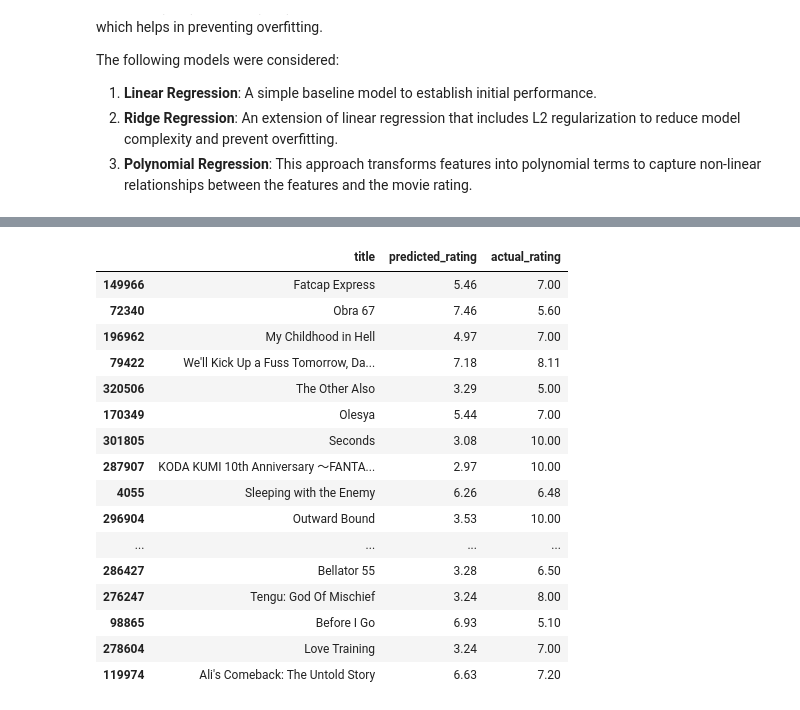
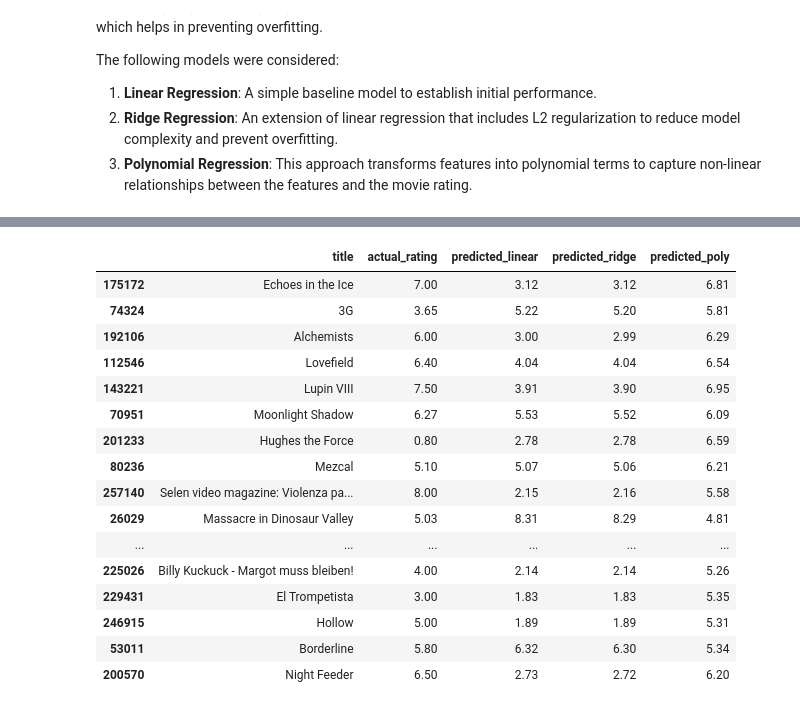
Before and after one commit to Origin-Masters/FilmForecast, a Jupyter notebook: src/filmForeCast.ipynb, the cells around one changed output, grey strips where cells are left out. Saved outputs shown, nothing was run; the diff lists cells and outputs as text; code cells hidden in the pictures.

```diff
--- a/src/filmForeCast.ipynb
+++ b/src/filmForeCast.ipynb
@@ -261,9 +261,10 @@ def feature_engineer(X_train, X_val, X_test):
 
 
         #------------------------------
-        # Convert 'release_date' to datetime and extract the YEAR
+        # Convert 'release_date' to datetime and extract YEAR and MONTH
         df_split['release_date'] = pd.to_datetime(df_split['release_date'], errors='coerce')
         df_split['release_year'] = df_split['release_date'].dt.year
+        df_split['release_month'] = df_split['release_date'].dt.month # <-- HIER EINFÜGEN
         df_split['release_year'] = df_split['release_year'].clip(upper=2025, lower=1900)
         #------------------------------
 
@@ -343,7 +344,7 @@ def feature_engineer(X_train, X_val, X_test):
     # FINAL FEATURE COLUMNS
     #------------------------------
     feature_cols = [
-        'vote_count_log', 'status_released', 'release_year',
+        'vote_count_log', 'status_released', 'release_year', 'release_month', # <-- HIER HINZUFÜGEN
         'budget_scaled', 'revenue_scaled', 'runtime_scaled',
         'adult', 'popularity_scaled'
     ] + genre_features + lang_features
@@ -538,45 +547,45 @@ print("----------------------")
 # %%
-
-
-# Create a DataFrame with predictions, actuals, and titles.
+# Create a DataFrame with predictions from all models, actuals, and titles.
 results = pd.DataFrame({
-
     # take the correct movie title
     'title': df.loc[X_test.index, 'title'],
-
-    'predicted_rating': y_test_pred,
-
-    'actual_rating': y_test
+    'actual_rating': y_test,
+    'predicted_linear': y_test_pred_lr,
+    'predicted_ridge': y_test_pred_ridge,
+    'predicted_poly': y_test_pred_poly
 })
 
-# Round values for easier reading.
-results['predicted_rating'] = results['predicted_rating'].round(2)
+# Clip predictions to the valid range [0, 10] and round for easier reading.
+results['predicted_linear'] = np.clip(results['predicted_linear'], 0, 10).round(2)
+results['predicted_ridge'] = np.clip(results['predicted_ridge'], 0, 10).round(2)
+results['predicted_poly'] = np.clip(results['predicted_poly'], 0, 10).round(2)
 results['actual_rating'] = results['actual_rating'].round(2)
 
+# Filter out movies where the actual rating is 0.
 res_non_zero = results[results['actual_rating'] > 0]
 
-# Show a random sample of 20 movies.
+# Show a random sample of 20 movies for comparison.
 sample_results = res_non_zero.sample(20, random_state=42)
 
 display(sample_results)
 # %% [output]
-|  | title | predicted_rating | actual_rating |
-| 149966 | Fatcap Express | 5.46 | 7.00 |
-| 72340 | Obra 67 | 7.46 | 5.60 |
-| 196962 | My Childhood in Hell | 4.97 | 7.00 |
-| 79422 | We'll Kick Up a Fuss Tomorrow, Da... | 7.18 | 8.11 |
-| 320506 | The Other Also | 3.29 | 5.00 |
-| 170349 | Olesya | 5.44 | 7.00 |
-| 301805 | Seconds | 3.08 | 10.00 |
-| 287907 | KODA KUMI 10th Anniversary ～FANTA... | 2.97 | 10.00 |
-| 4055 | Sleeping with the Enemy | 6.26 | 6.48 |
-| 296904 | Outward Bound | 3.53 | 10.00 |
-| ... | ... | ... | ... |
-| 286427 | Bellator 55 | 3.28 | 6.50 |
-| 276247 | Tengu: God Of Mischief | 3.24 | 8.00 |
-| 98865 | Before I Go | 6.93 | 5.10 |
-| 278604 | Love Training | 3.24 | 7.00 |
-| 119974 | Ali's Comeback: The Untold Story | 6.63 | 7.20 |
+|  | title | actual_rating | predicted_linear | predicted_ridge | predicted_poly |
+| 175172 | Echoes in the Ice | 7.00 | 3.12 | 3.12 | 6.81 |
+| 74324 | 3G | 3.65 | 5.22 | 5.20 | 5.81 |
+| 192106 | Alchemists | 6.00 | 3.00 | 2.99 | 6.29 |
+| 112546 | Lovefield | 6.40 | 4.04 | 4.04 | 6.54 |
+| 143221 | Lupin VIII | 7.50 | 3.91 | 3.90 | 6.95 |
+| 70951 | Moonlight Shadow | 6.27 | 5.53 | 5.52 | 6.09 |
+| 201233 | Hughes the Force | 0.80 | 2.78 | 2.78 | 6.59 |
+| 80236 | Mezcal | 5.10 | 5.07 | 5.06 | 6.21 |
+| 257140 | Selen video magazine: Violenza pa... | 8.00 | 2.15 | 2.16 | 5.58 |
+| 26029 | Massacre in Dinosaur Valley | 5.03 | 8.31 | 8.29 | 4.81 |
+| ... | ... | ... | ... | ... | ... |
+| 225026 | Billy Kuckuck - Margot muss bleiben! | 4.00 | 2.14 | 2.14 | 5.26 |
+| 229431 | El Trompetista | 3.00 | 1.83 | 1.83 | 5.35 |
+| 246915 | Hollow | 5.00 | 1.89 | 1.89 | 5.31 |
+| 53011 | Borderline | 5.80 | 6.32 | 6.30 | 5.34 |
+| 200570 | Night Feeder | 6.50 | 2.73 | 2.72 | 6.20 |
 # %%
 import matplotlib.pyplot as plt
 
```
Also changed, not shown: parts of 14 cells of this notebook.
